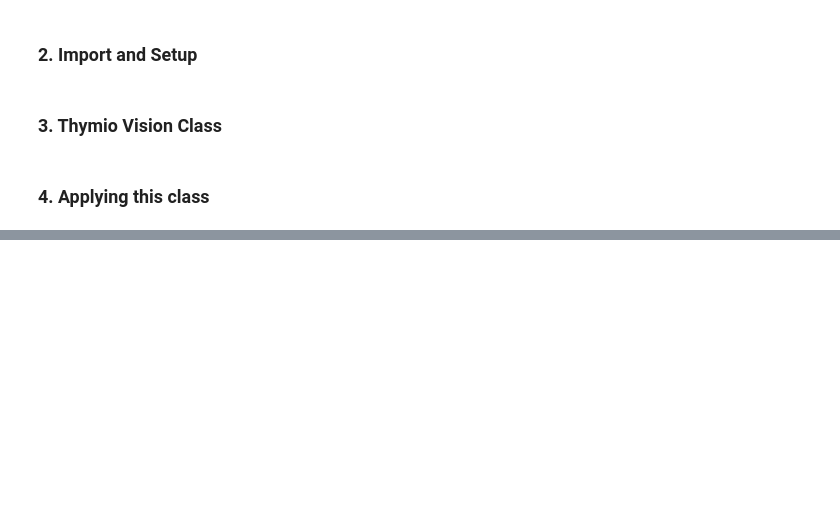
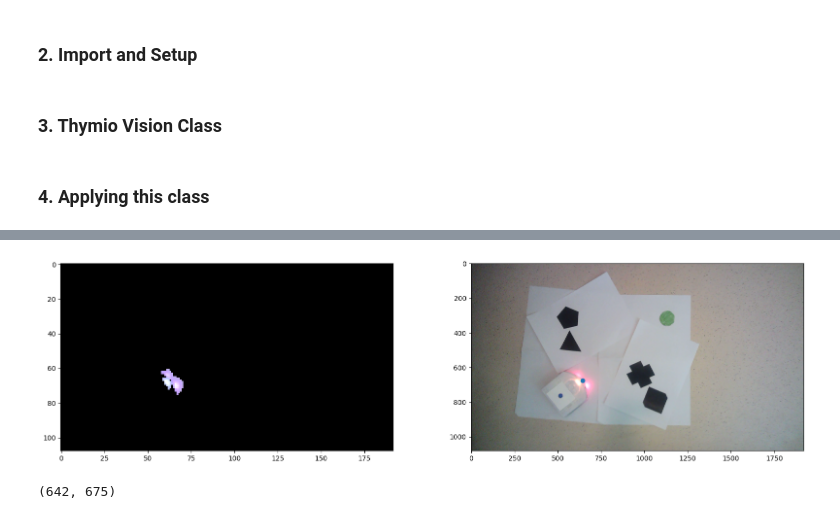
Before and after one commit to ashtondoane/MobileRoboticsProject, a Jupyter notebook: computer_vision.ipynb, the cells around one changed output, grey strips where cells are left out. Saved outputs shown, nothing was run; the diff lists cells and outputs as text; code cells hidden in the pictures; blank space fills up the shorter version.

```diff
--- a/computer_vision.ipynb
+++ b/computer_vision.ipynb
@@ -210,4 +362,7 @@ img = ThymioVision.getEdges(frame, verbose=True)
-# %%
-# Test template matching
-frame = ThymioVision.captureImage()
+# %%
+# Test color matching from image to locate thymio
+ThymioVision.detectOrangeHeading(frame, verbose=True, reduction=0.1)
+# %% [output]
+[figure, added]
+(642, 675)
 # %%
```
Also changed, not shown: parts of 10 cells of this notebook, 4 other files.
